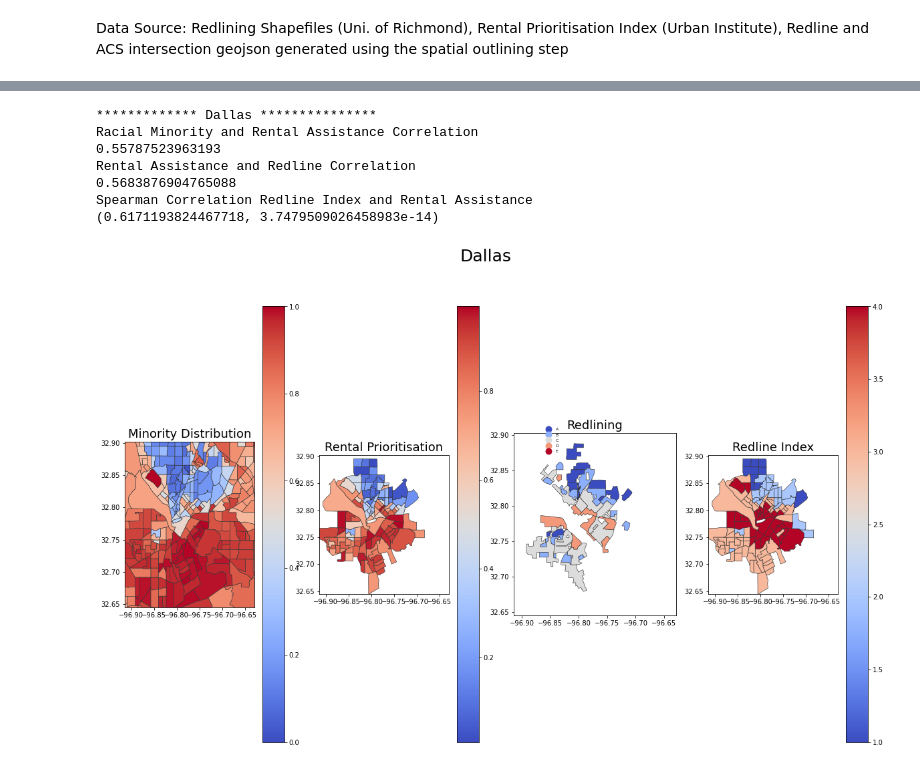
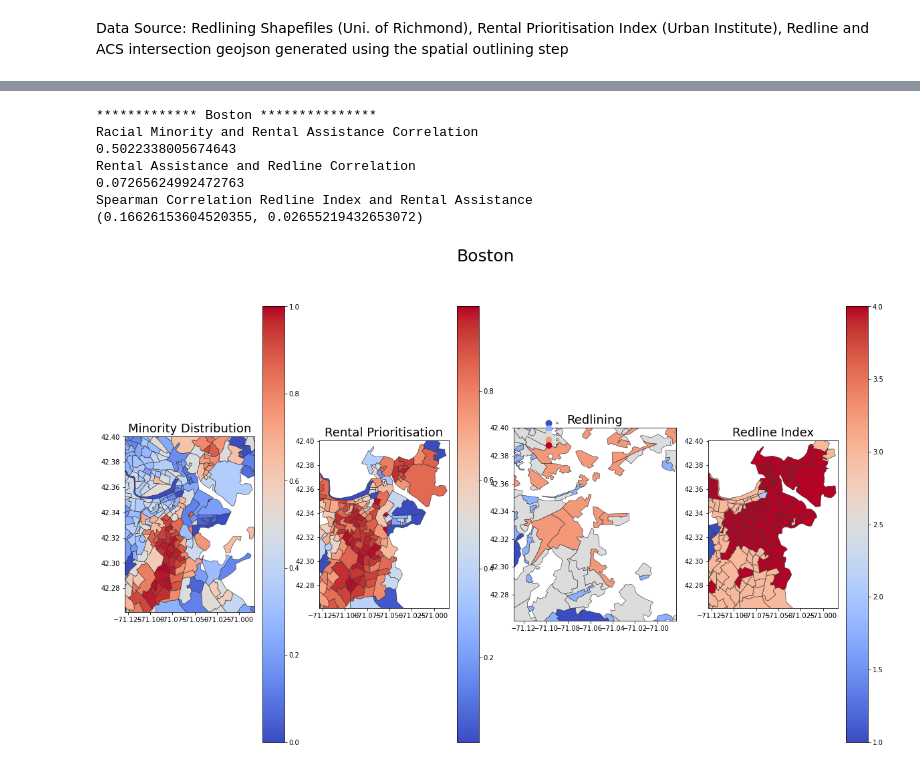
Before and after one commit to mjumbewu/COVIDRedlining, a Jupyter notebook: EDA/spatial_spearman_correlations_rent_redlining.ipynb, the cells around one changed output, grey strips where cells are left out. Cells and saved outputs as stored; diff of their text form; code cells hidden in the pictures.

```diff
--- a/EDA/spatial_spearman_correlations_rent_redlining.ipynb
+++ b/EDA/spatial_spearman_correlations_rent_redlining.ipynb
@@ -146,20 +150,21 @@ def rental_redline_corr(counties,state_rent_data,t=None,state_name=None):
     if(state_name!=None):
         county = county[(county['state_name']==state_name)]
 
+#Dropping islands with no spatial neighbors
     if t!=None:
         county = county.loc[~county.GEOID.isin(t)]
 
-    y = county['ordinal_value'].values
+    y = county['redlining_index'].values
     w = Queen.from_dataframe(county)
     w.transform = 'R'
-    x = county['total_index_quantile'].values
+    x = county['rental_assistance_index'].values
     moran = Moran(y,w)
     moran_loc = Moran_Local(y, w)
     moran_bv = Moran_BV(y, x, w)
     moran_loc_bv = Moran_Local_BV(y, x, w)
     # return(moran_bv.I)
     # print("Spearman Correlation Redline Index and Rental Assistance")
-    coef, p = spearmanr(county['total_index_quantile'], county['ordinal_value'])
+    coef, p = spearmanr(county['rental_assistance_index'], county['redlining_index'])
     return(moran_bv.I,coef,p)
 # %%
 #Function for calculating spatial correlation between rental index and minority populations
@@ -169,10 +174,10 @@ def correlation_racial_rental(counties,state_name=None,t=None):
         county = county[(county['state_name']==state_name)]
     if(t!=None):
         county = county.loc[~county.GEOID.isin(t)]
-    y = county['perc_person_of_color'].values
+    y = county['percentage_minority'].values
     w = Queen.from_dataframe(county)
     w.transform = 'R'
-    x = county['total_index_quantile'].values
+    x = county['rental_assistance_index'].values
     moran = Moran(y,w)
     moran_loc = Moran_Local(y, w)
     moran_bv = Moran_BV(y, x, w)
@@ -295,16 +300,16 @@ def results(city):
         f, (ax1,ax2,ax3,ax4) = plt.subplots(1,4, figsize=(20, 12))
 
         ax1.set_title('Minority Distribution', fontsize=18)
-        minorities_data.plot(ax=ax1, column='perc_person_of_color', legend = True, linewidth=.6, edgecolor='0.2',cmap='coolwarm')
+        minorities_data.plot(ax=ax1, column='percentage_minority', legend = True, linewidth=.6, edgecolor='0.2',cmap='coolwarm')
 
         ax2.set_title('Rental Prioritisation', fontsize=18)
-        rent_data.plot(ax=ax2, column='total_index_quantile', legend = True, linewidth=.6, edgecolor='0.2',cmap='coolwarm')
+        rent_data.plot(ax=ax2, column='rental_assistance_index', legend = True, linewidth=.6, edgecolor='0.2',cmap='coolwarm')
 
         ax3.set_title('Redlining', fontsize=18)
         redline_data.plot(ax= ax3, column = 'holc_grade',categorical=True,cmap='coolwarm',linewidth=.6, edgecolor='0.2',legend=True, legend_kwds={'bbox_to_anchor':(.3, 1.05),'fontsize':6,'frameon':False})
 
         ax4.set_title('Redline Index', fontsize=18)
-        state_redline.plot(ax=ax4, column='ordinal_value', legend = True, linewidth=.6, edgecolor='0.2', cmap='coolwarm')
+        state_redline.plot(ax=ax4, column='redlining_index', legend = True, linewidth=.6, edgecolor='0.2', cmap='coolwarm')
 
         ax1.set_ylim(y1,y2)
         ax1.set_xlim(x1,x2)
@@ -320,15 +325,15 @@ def results(city):
 
         plt.suptitle(city,fontsize=25)
 # %%
-results('Dallas')
+results('Boston')
 # %% [output]
-************* Dallas ***************
+************* Boston ***************
 Racial Minority and Rental Assistance Correlation
-0.55787523963193
+0.5022338005674643
 Rental Assistance and Redline Correlation
-0.5683876904765088
+0.07265624992472763
 Spearman Correlation Redline Index and Rental Assistance
-(0.6171193824467718, 3.7479509026458983e-14)
+(0.16626153604520355, 0.02655219432653072)
-[figure, old version]
+[figure, new version]
 # %%
 #Saving the output of correlation in a separate table
```
Also changed, not shown: parts of 7 cells of this notebook, 25 other files.
